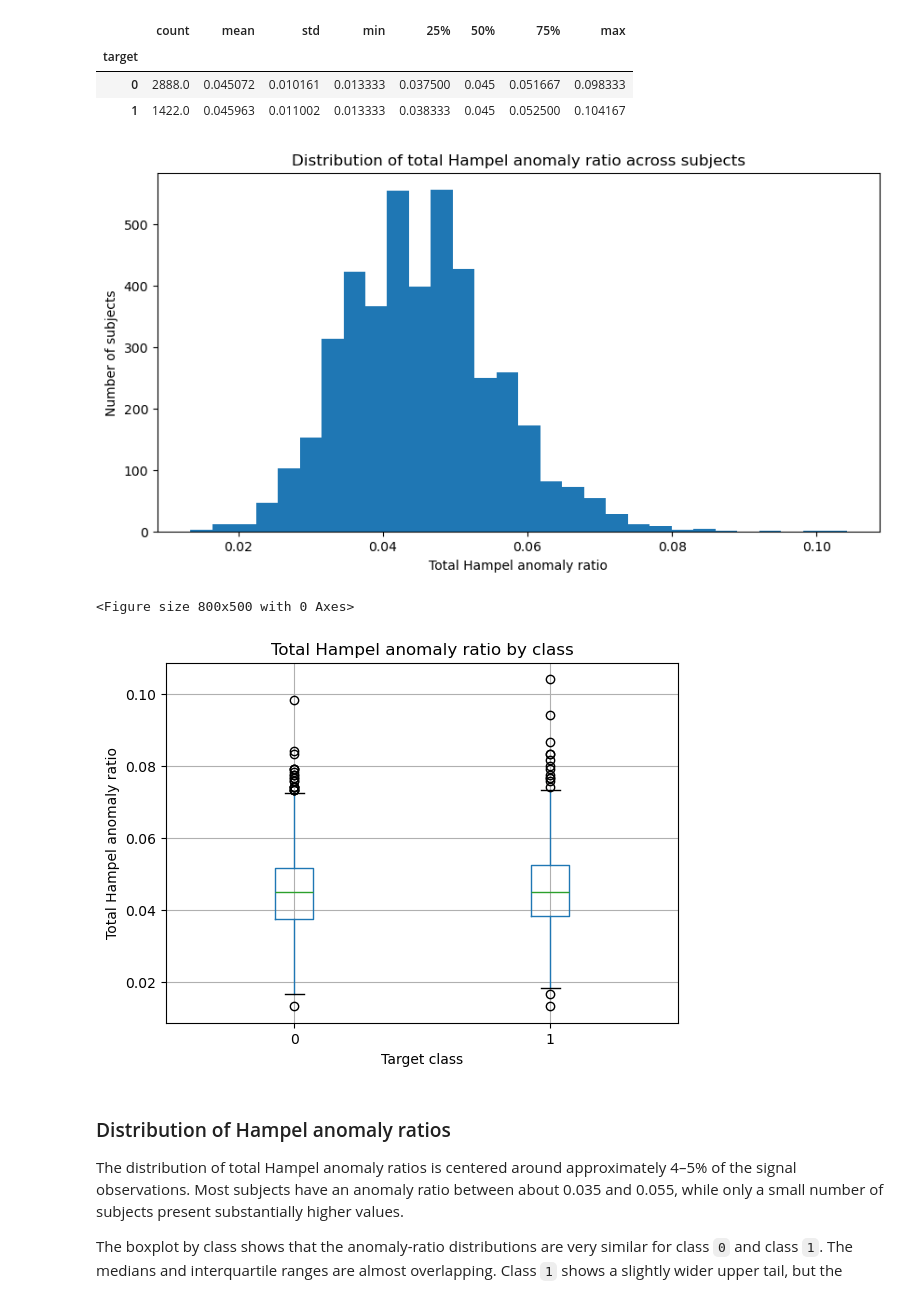
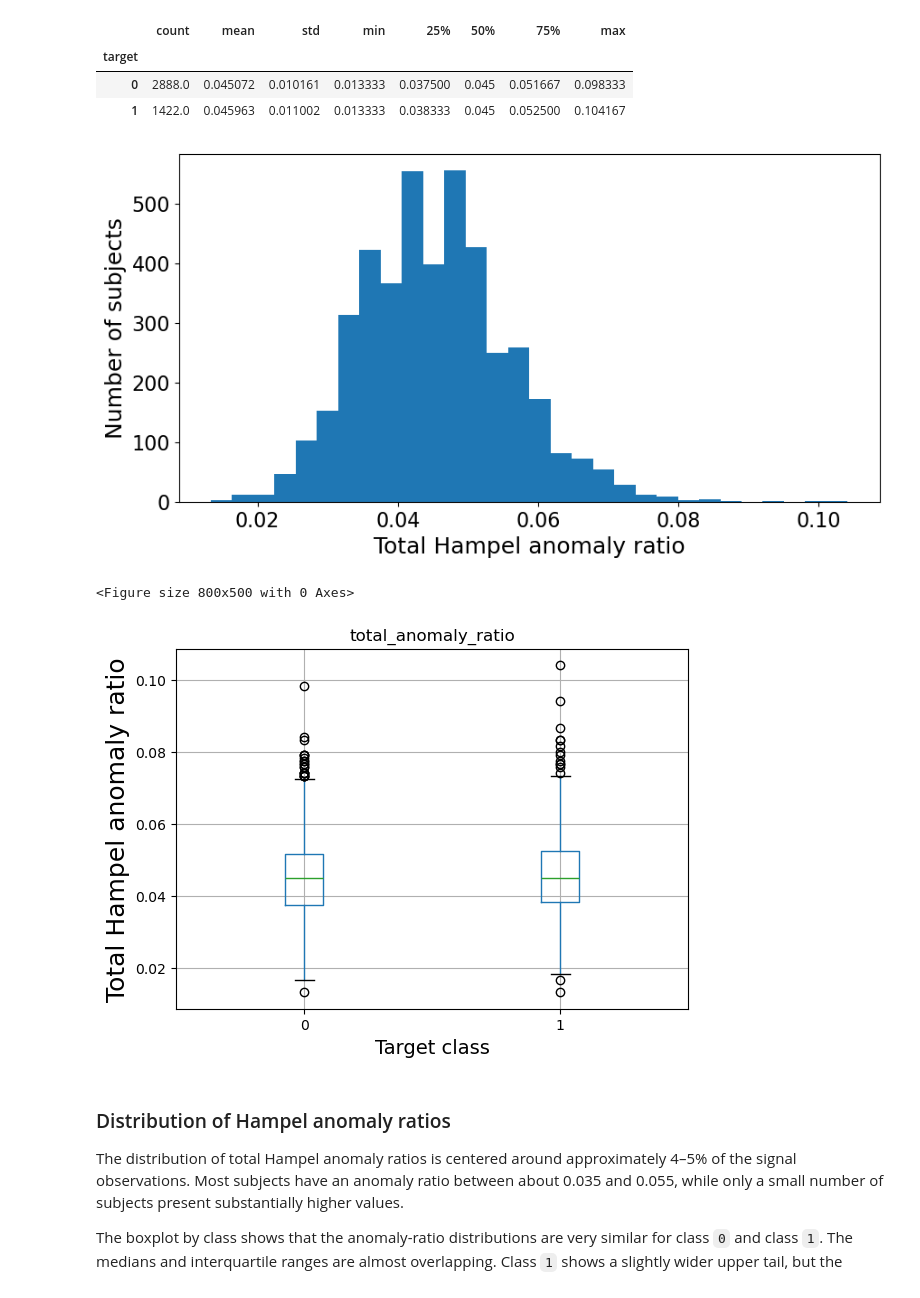
Before and after one commit to lorenzobuccolini03/Data-Mining---Advanced-Topics, a Jupyter notebook: Time Series Analysis/Preprocessing.ipynb, the cells around one changed output. Saved outputs shown, nothing was run; the diff lists cells and outputs as text; code cells hidden in the pictures.

```diff
--- a/Time Series Analysis/Preprocessing.ipynb
+++ b/Time Series Analysis/Preprocessing.ipynb
@@ -1134,24 +1134,24 @@ Average total anomaly ratio by class:
 # %%
 # Visualize distribution of Hampel anomaly ratios
 
 plt.figure(figsize=(10, 5))
 plt.hist(hampel_summary_df["total_anomaly_ratio"], bins=30)
-plt.title("Distribution of total Hampel anomaly ratio across subjects")
-plt.xlabel("Total Hampel anomaly ratio")
-plt.ylabel("Number of subjects")
+plt.xlabel("Total Hampel anomaly ratio",fontsize=18,)
+plt.ylabel("Number of subjects", fontsize=18)
+plt.xticks(fontsize=16)
+plt.yticks(fontsize=16)
 plt.show()
 
 plt.figure(figsize=(8, 5))
 hampel_summary_df.boxplot(column="total_anomaly_ratio", by="target")
-plt.title("Total Hampel anomaly ratio by class")
 plt.suptitle("")
-plt.xlabel("Target class")
-plt.ylabel("Total Hampel anomaly ratio")
+plt.xlabel("Target class", fontsize=14)
+plt.ylabel("Total Hampel anomaly ratio", fontsize=18)
 plt.show()
 # %% [output]
-[figure, old version]
+[figure, new version]
 <Figure size 800x500 with 0 Axes>
-[figure, old version]
+[figure, new version]
 # %% [markdown]
 ### Distribution of Hampel anomaly ratios
 
```
Also changed, not shown: 6 other files.
